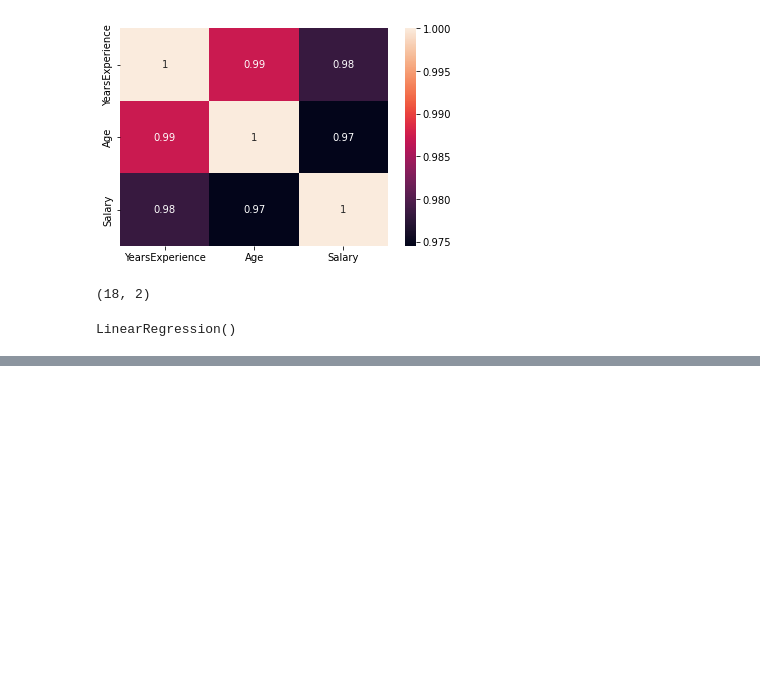
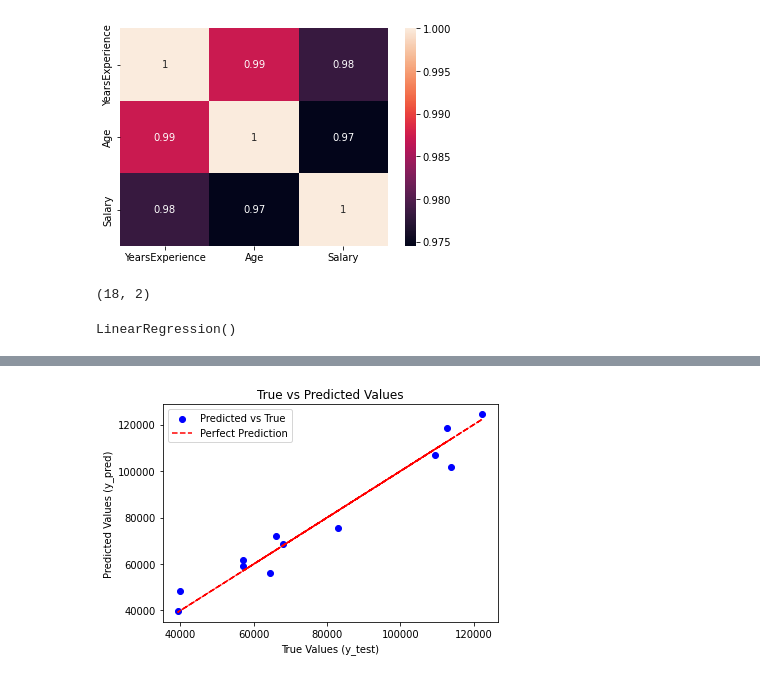
Before and after one commit to saleemullah7654321/DataScience, a Jupyter notebook: 2.MachineLearning.ipynb, the cells around one changed output, grey strips where cells are left out. Drawn from its saved outputs; the diff is of its cells as text; code cells hidden in the pictures; blank space fills up the shorter version.

```diff
--- a/2.MachineLearning.ipynb
+++ b/2.MachineLearning.ipynb
@@ -1514,0 +1525,24 @@ lr.score(x_test,y_test)
+# %%
+import matplotlib.pyplot as plt
+import numpy as np
+
+# Assuming lr is your trained model and x_test, y_test are defined
+y_pred = lr.predict(x_test)
+
+# Scatter plot of ground truth vs predictions
+plt.scatter(y_test, y_pred, color='blue', label='Predicted vs True')
+
+# Plotting the ideal line where prediction equals ground truth
+# This is the y = x line
+plt.plot(y_test, y_test, color='red', label='Perfect Prediction', linestyle='--')
+
+# Add labels, title, and legend
+plt.xlabel('True Values (y_test)')
+plt.ylabel('Predicted Values (y_pred)')
+plt.title('True vs Predicted Values')
+plt.legend()
+
+# Show the plot
+plt.show()
+# %% [output]
+[figure, added]
```
Also changed, not shown: parts of 15 cells of this notebook, 1 other file.
